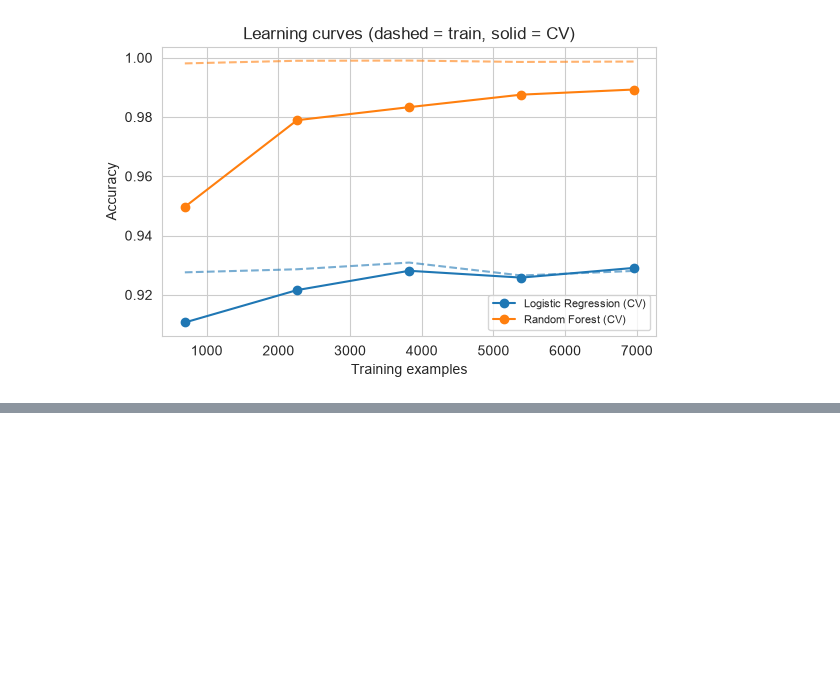
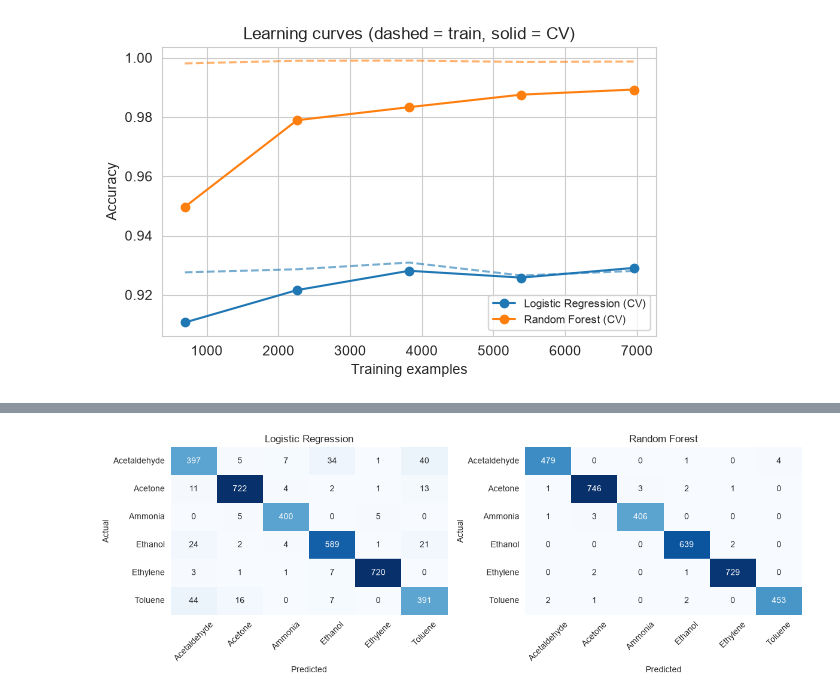
Before and after one commit to IT21361036/FML-Assignment, a Jupyter notebook: FML_Assignment.ipynb, the cells around one changed output, grey strips where cells are left out. Drawn from its saved outputs; the diff is of its cells as text; code cells hidden in the pictures; blank space fills up the shorter version.

```diff
--- a/FML_Assignment.ipynb
+++ b/FML_Assignment.ipynb
@@ -469,0 +475,11 @@ plt.tight_layout(); plt.show()
+# %%
+classes = sorted(np.unique(y))
+final = {"Logistic Regression": make_lr().fit(Xtr_pca, y_train),
+         "Random Forest": make_rf().fit(Xtr_pca, y_train)}
+
+for name, m in final.items():
+    proba = m.predict_proba(Xte_pca)
+    yb = label_binarize(y_test, classes=classes)
+    auc = roc_auc_score(yb, proba, average="macro", multi_class="ovr")
+    print(f"\n===== {name} =====  (one-vs-rest macro ROC-AUC = {auc:.4f})")
+    print(classification_report(y_test, m.predict(Xte_pca), digits=3))
@@ -469,0 +504,11 @@ plt.tight_layout(); plt.show()
+# %%
+fig, axes = plt.subplots(1, 2, figsize=(12, 4.3))
+for ax, (name, m) in zip(axes, final.items()):
+    cm = confusion_matrix(y_test, m.predict(Xte_pca), labels=classes)
+    sns.heatmap(cm, annot=True, fmt="d", cmap="Blues", cbar=False, ax=ax,
+                xticklabels=classes, yticklabels=classes)
+    ax.set_title(name); ax.set_xlabel("Predicted"); ax.set_ylabel("Actual")
+    ax.tick_params(axis="x", rotation=45)
+plt.tight_layout(); plt.show()
+# %% [output]
+[figure, added]
```
Also changed, not shown: parts of 4 cells of this notebook.
